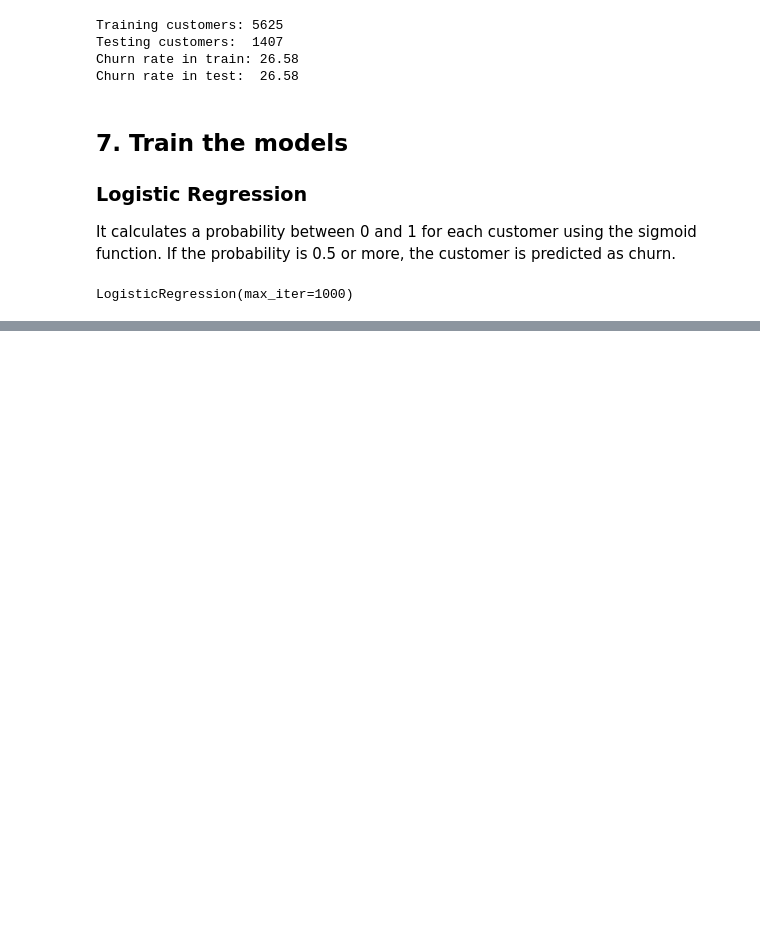
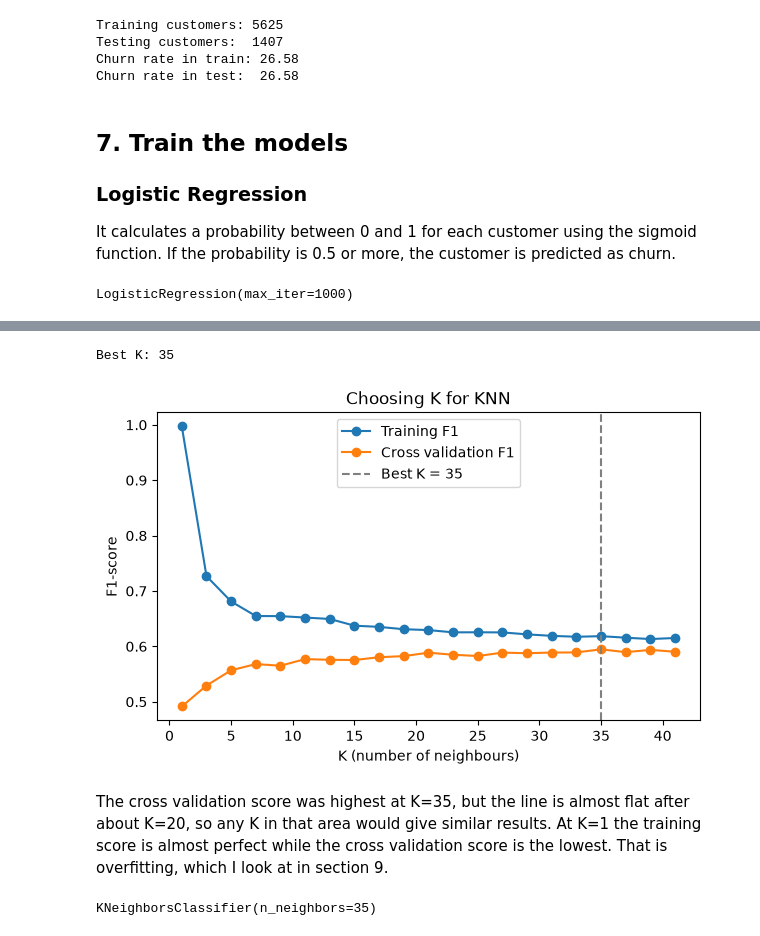
Before and after one commit to FaziOps/Customer_Churn_Prediction_Sys, a Jupyter notebook: churn_prediction.ipynb, the cells around one changed output, grey strips where cells are left out. Cells and saved outputs as stored; diff of their text form; code cells hidden in the pictures; blank space fills up the shorter version.

Commit message:
Train KNN and choose K with cross validation

```diff
--- a/churn_prediction.ipynb
+++ b/churn_prediction.ipynb
@@ -321,0 +328,35 @@ LogisticRegression(max_iter=1000)
+# %%
+k_values = list(range(1, 42, 2))
+train_scores = []
+cv_scores = []
+
+for k in k_values:
+    knn = KNeighborsClassifier(n_neighbors=k)
+    knn.fit(X_train, y_train)
+
+    train_scores.append(f1_score(y_train, knn.predict(X_train)))
+    cv_scores.append(cross_val_score(knn, X_train, y_train, cv=5, scoring="f1").mean())
+
+best_k = k_values[int(np.argmax(cv_scores))]
+print("Best K:", best_k)
+
+plt.figure(figsize=(7, 4))
+plt.plot(k_values, train_scores, marker="o", label="Training F1")
+plt.plot(k_values, cv_scores, marker="o", label="Cross validation F1")
+plt.axvline(best_k, color="gray", linestyle="--", label="Best K = " + str(best_k))
+plt.title("Choosing K for KNN")
+plt.xlabel("K (number of neighbours)")
+plt.ylabel("F1-score")
+plt.legend()
+plt.savefig("outputs/knn_choose_k.png", bbox_inches="tight")
+plt.show()
+# %% [output]
+Best K: 35
+[figure, added]
+# %% [markdown]
+The cross validation score was highest at K=35, but the line is almost flat after about K=20, so any K in that area would give similar results. At K=1 the training score is almost perfect while the cross validation score is the lowest. That is overfitting, which I look at in section 9.
+# %%
+knn = KNeighborsClassifier(n_neighbors=best_k)
+knn.fit(X_train, y_train)
+# %% [output]
+KNeighborsClassifier(n_neighbors=35)
```
Also changed, not shown: parts of 1 cell of this notebook, 1 other file.
